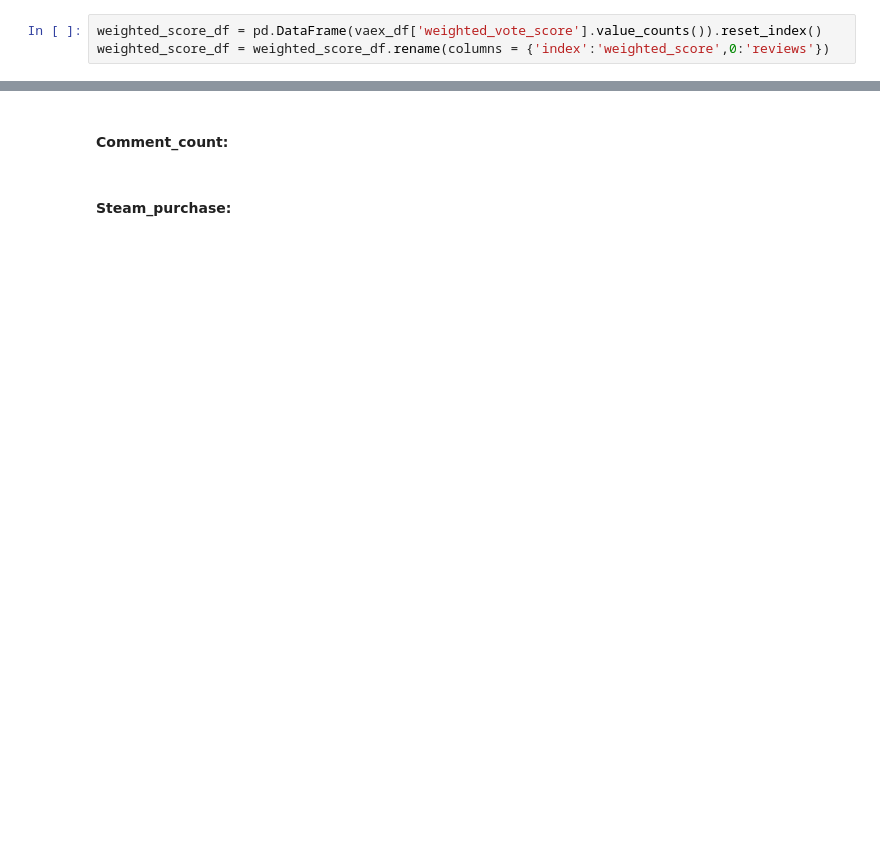
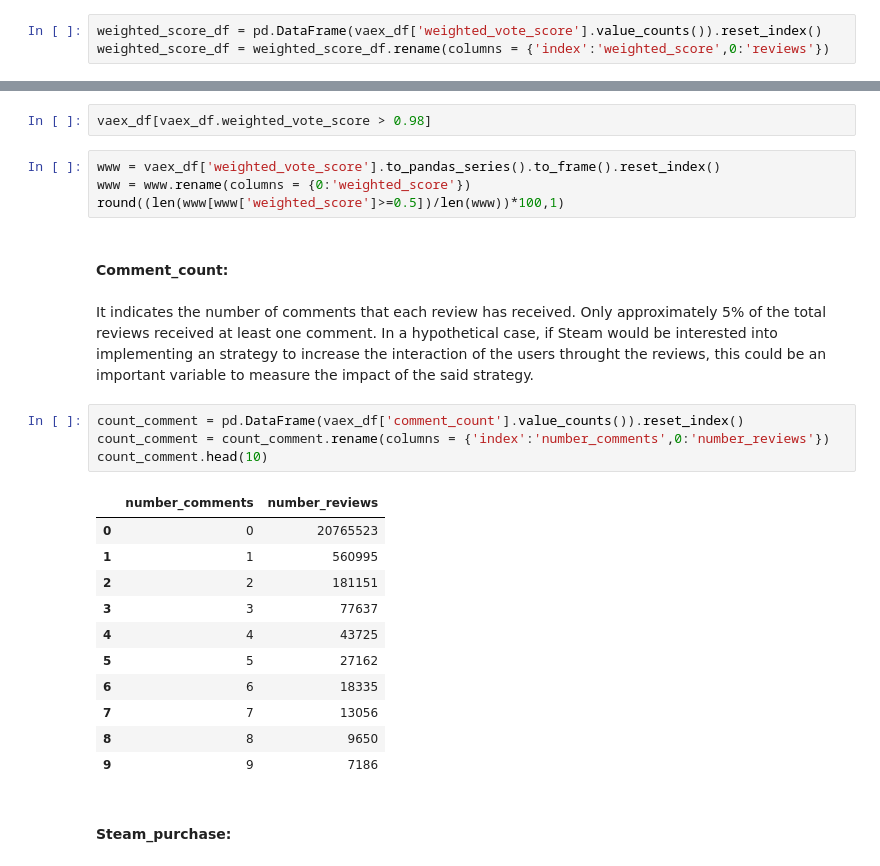
Before and after one commit to brauliovillalobos/ADM_HW2_Sapienza, a Jupyter notebook: HW_2_ADM.ipynb, the cells around one changed output, grey strips where cells are left out. Saved outputs shown, nothing was run; the diff lists cells and outputs as text; blank space fills up the shorter version.

```diff
--- a/HW_2_ADM.ipynb
+++ b/HW_2_ADM.ipynb
@@ -455,4 +280,28 @@ weighted_score_df.weighted_score.max()
+# %%
+vaex_df[vaex_df.weighted_vote_score > 0.98]
+# %%
+www = vaex_df['weighted_vote_score'].to_pandas_series().to_frame().reset_index()
+www = www.rename(columns = {0:'weighted_score'})
+round((len(www[www['weighted_score']>=0.5])/len(www))*100,1)
 # %% [markdown]
 #### Comment_count:
+# %% [markdown]
+It indicates the number of comments that each review has received. Only approximately 5% of the total reviews received at least one comment. In a hypothetical case, if Steam would be interested into implementing an strategy to increase the interaction of the users throught the reviews, this could be an important variable to measure the impact of the said strategy.
+# %%
+count_comment = pd.DataFrame(vaex_df['comment_count'].value_counts()).reset_index()
+count_comment = count_comment.rename(columns = {'index':'number_comments',0:'number_reviews'})
+count_comment.head(10)
+# %% [output]
+|  | number_comments | number_reviews |
+| 0 | 0 | 20765523 |
+| 1 | 1 | 560995 |
+| 2 | 2 | 181151 |
+| 3 | 3 | 77637 |
+| 4 | 4 | 43725 |
+| 5 | 5 | 27162 |
+| 6 | 6 | 18335 |
+| 7 | 7 | 13056 |
+| 8 | 8 | 9650 |
+| 9 | 9 | 7186 |
 # %% [markdown]
 #### Steam_purchase:
```
Also changed, not shown: parts of 63 cells of this notebook.
